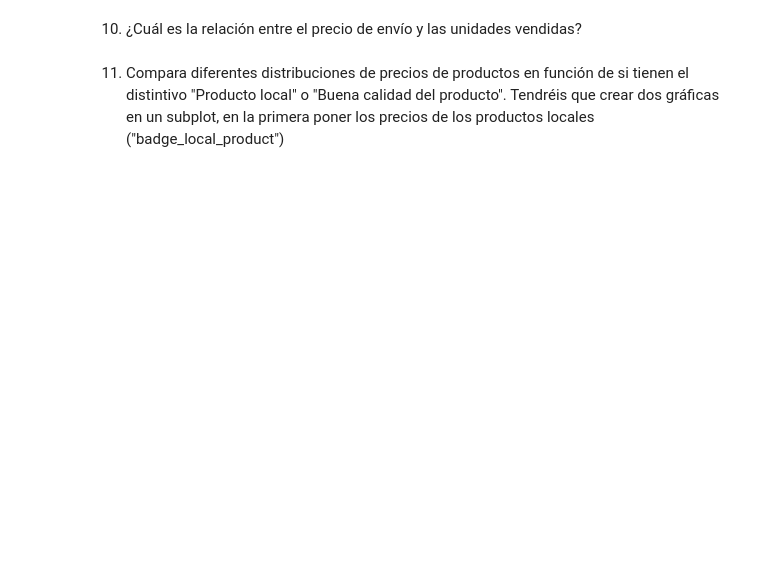
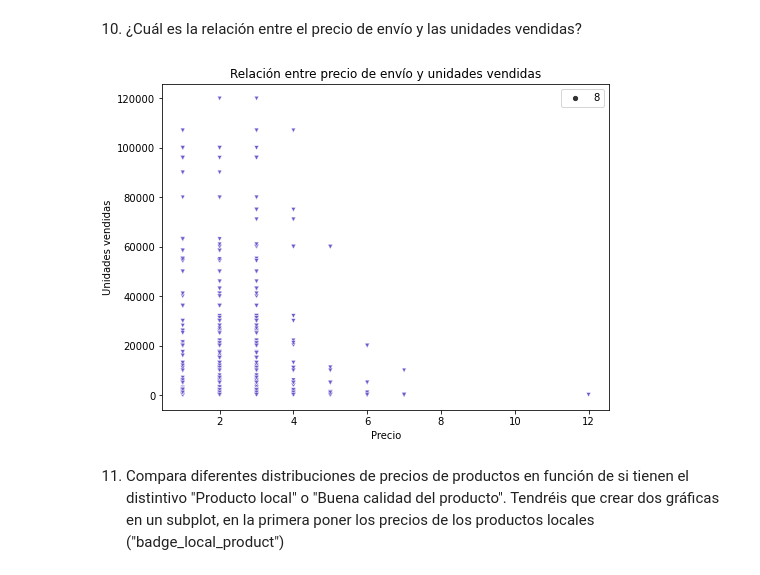
Before and after one commit to marinaescobar/ejercicios-adalab, a Jupyter notebook: Modulo-3/modulo-3-leccion-07-visualizacion.ipynb, the cells around one changed output. Saved outputs shown, nothing was run; the diff lists cells and outputs as text; code cells hidden in the pictures; blank space fills up the shorter version.

```diff
--- a/Modulo-3/modulo-3-leccion-07-visualizacion.ipynb
+++ b/Modulo-3/modulo-3-leccion-07-visualizacion.ipynb
@@ -177,4 +206,21 @@ for ax in [ax0, ax1]:
 # %% [markdown]
 10. ¿Cuál es la relación entre el precio de envío y las unidades vendidas?
+# %%
+plt.figure(figsize=(8, 6))
+
+sns.scatterplot(x='shipping_option_price',
+                y='total_units_sold',
+                data=df,
+                size = 8,
+                marker = 'v',
+                color = 'slateblue'
+                )
+
+plt.title('Relación entre precio de envío y unidades vendidas')
+
+plt.xlabel('Precio')
+plt.ylabel('Unidades vendidas');
+# %% [output]
+[figure, added]
 # %% [markdown]
 11. Compara diferentes distribuciones de precios de productos en función de si tienen el distintivo "Producto local" o "Buena calidad del producto". Tendréis que crear dos gráficas en un subplot, en la primera poner los precios de los productos locales ("badge_local_product")
```
Also changed, not shown: parts of 4 cells of this notebook.
